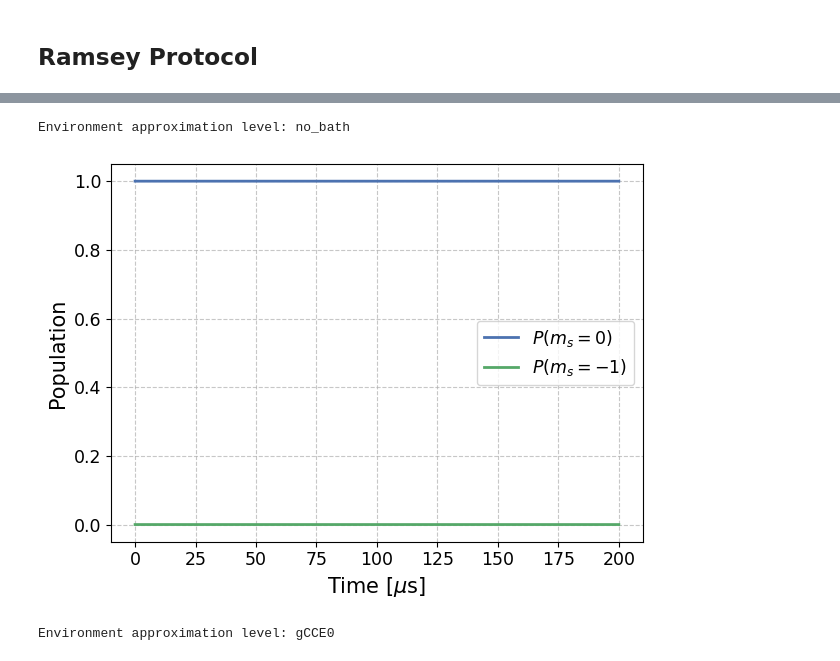
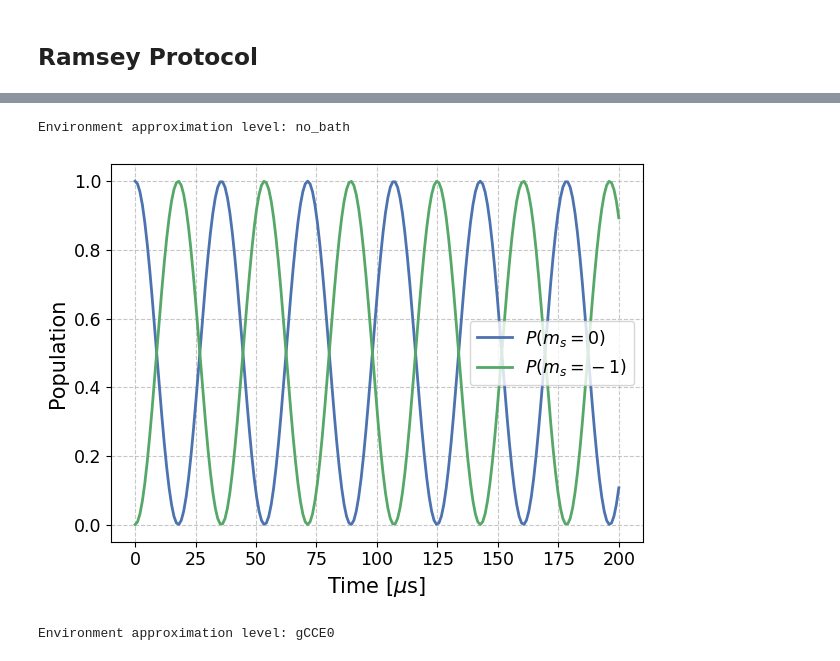
Before and after one commit to dehe1011/NVcenter, a Jupyter notebook: development/ErrorMitigation.ipynb, the cells around one changed output, grey strips where cells are left out. Saved outputs shown, nothing was run; the diff lists cells and outputs as text; code cells hidden in the pictures.

```diff
--- a/development/ErrorMitigation.ipynb
+++ b/development/ErrorMitigation.ipynb
@@ -91,32 +87,32 @@ plt.show()
 # %%
 kwargs = dict(suter_method=True, instant_pulses=True, env_approx_level='no_bath', verbose=False)
 env = Environment(register_config, bath_configs, **kwargs)
 print(f'Environment approximation level: {env.env_approx_level}')
 
 pulse_seq = [200e-6]
 t_list = np.linspace(0, 200e-6, 200)
 
 env.old_register_state = hada * zm * hada
 new_states = env.get_new_register_states(pulse_seq, t_list=t_list)
 
-detuning = CONST["D_gs"] + CONST["gamma_e"] * (CONST["Bz"]-0.e-4) / (2*np.pi) - CONST["Nzz"] * CONST["m_N"]
+detuning = CONST["D_gs"] + CONST["gamma_e"] * (CONST["Bz"]-0.01e-4) / (2*np.pi) - CONST["Nzz"] * CONST["m_N"]
 detuning_gates = [q.Qobj( np.array([[1, 0], [0, np.e**(1j*2*np.pi*detuning*t) ]]) ) for t in t_list]
 
 new_states = [hada *detuning_gate * state * detuning_gate.dag() * hada for state, detuning_gate in zip(new_states, detuning_gates)]
 
 idx=1
 fig, ax = plt.subplots()
 ax.plot(t_list * 1e6, [state[0,0].real for state in new_states], label=r'$P(m_s=0)$')
 ax.plot(t_list * 1e6, [state[1,1].real for state in new_states], label=r'$P(m_s=-1)$')
 # ax.axvline(x= 1e6/(env.matrices[0][1, 1].real - detuning), color='k', alpha=0.7)
 
 ax.set_ylabel('Population')
 ax.set_xlabel(r'Time [$\mu$s]' )
 ax.legend()
 plt.show()
 # %% [output]
 Environment approximation level: no_bath
-[figure, old version]
+[figure, new version]
 # %%
 kwargs = dict(suter_method=True, instant_pulses=True, env_approx_level='gCCE0', verbose=False)
 env = Environment(register_config, bath_configs, **kwargs)
```
Also changed, not shown: parts of 5 cells of this notebook, 16 other files.
